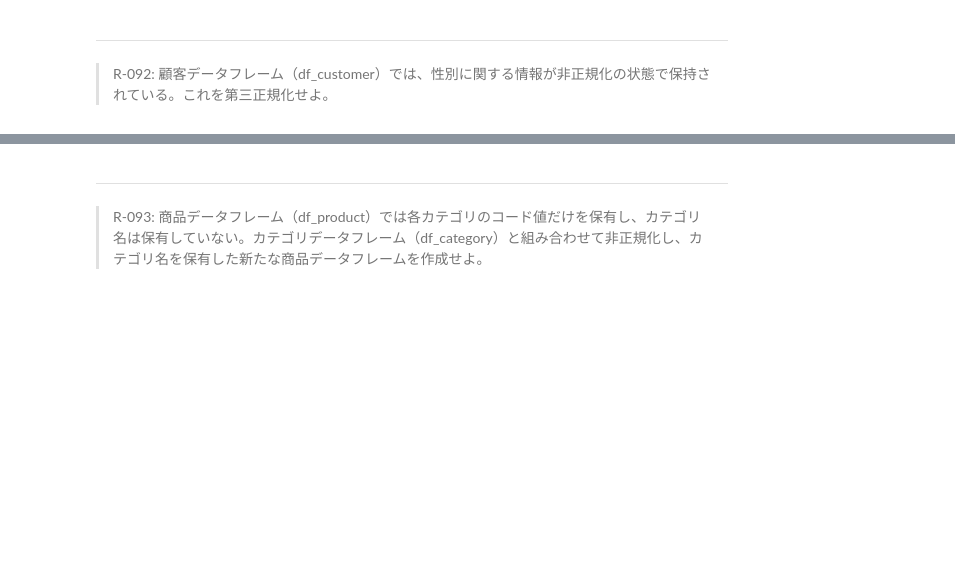
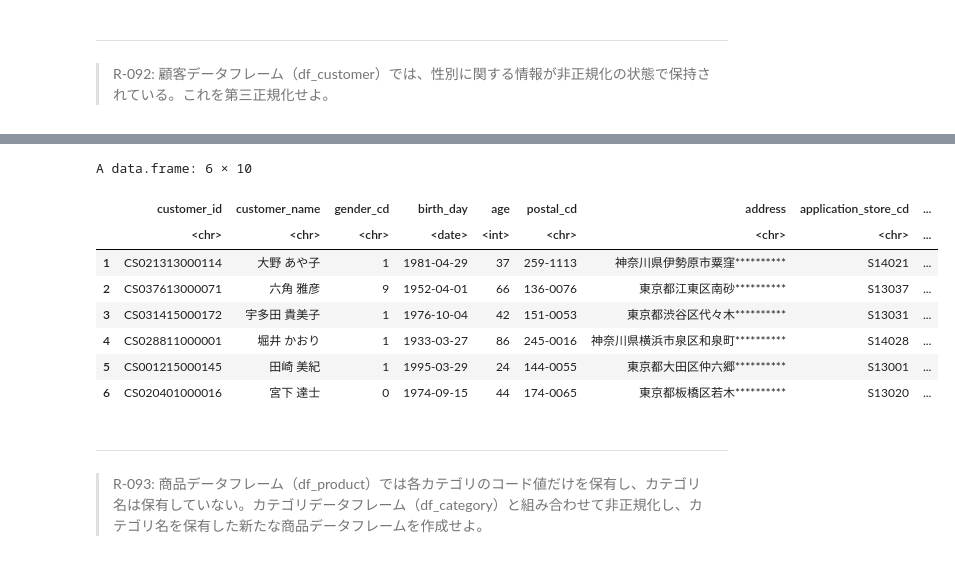
Before and after one commit to okmokm422/100knocks, a Jupyter notebook: ★Practice_R.ipynb, the cells around one changed output, grey strips where cells are left out. Drawn from its saved outputs; the diff is of its cells as text; code cells hidden in the pictures; blank space fills up the shorter version.

```diff
--- a/★Practice_R.ipynb
+++ b/★Practice_R.ipynb
@@ -2069,3 +2137,16 @@ print(nrow(df_customer_test))
+# %%
+df_customer_s = df_customer[, colnames(df_customer) != "gender"]
+df_customer_s %>% head()
+# %% [output]
+A data.frame: 6 × 10
+|  | customer_id | customer_name | gender_cd | birth_day | age | postal_cd | address | application_store_cd | ... |
+|  | <chr> | <chr> | <chr> | <date> | <int> | <chr> | <chr> | <chr> | ... |
+| 1 | CS021313000114 | 大野 あや子 | 1 | 1981-04-29 | 37 | 259-1113 | 神奈川県伊勢原市粟窪********** | S14021 | ... |
+| 2 | CS037613000071 | 六角 雅彦 | 9 | 1952-04-01 | 66 | 136-0076 | 東京都江東区南砂********** | S13037 | ... |
+| 3 | CS031415000172 | 宇多田 貴美子 | 1 | 1976-10-04 | 42 | 151-0053 | 東京都渋谷区代々木********** | S13031 | ... |
+| 4 | CS028811000001 | 堀井 かおり | 1 | 1933-03-27 | 86 | 245-0016 | 神奈川県横浜市泉区和泉町********** | S14028 | ... |
+| 5 | CS001215000145 | 田崎 美紀 | 1 | 1995-03-29 | 24 | 144-0055 | 東京都大田区仲六郷********** | S13001 | ... |
+| 6 | CS020401000016 | 宮下 達士 | 0 | 1974-09-15 | 44 | 174-0065 | 東京都板橋区若木********** | S13020 | ... |
 # %% [markdown]
 ---
 > R-093: 商品データフレーム（df_product）では各カテゴリのコード値だけを保有し、カテゴリ名は保有していない。カテゴリデータフレーム（df_category）と組み合わせて非正規化し、カテゴリ名を保有した新たな商品データフレームを作成せよ。
```
Also changed, not shown: parts of 6 cells of this notebook, 1 other file.
